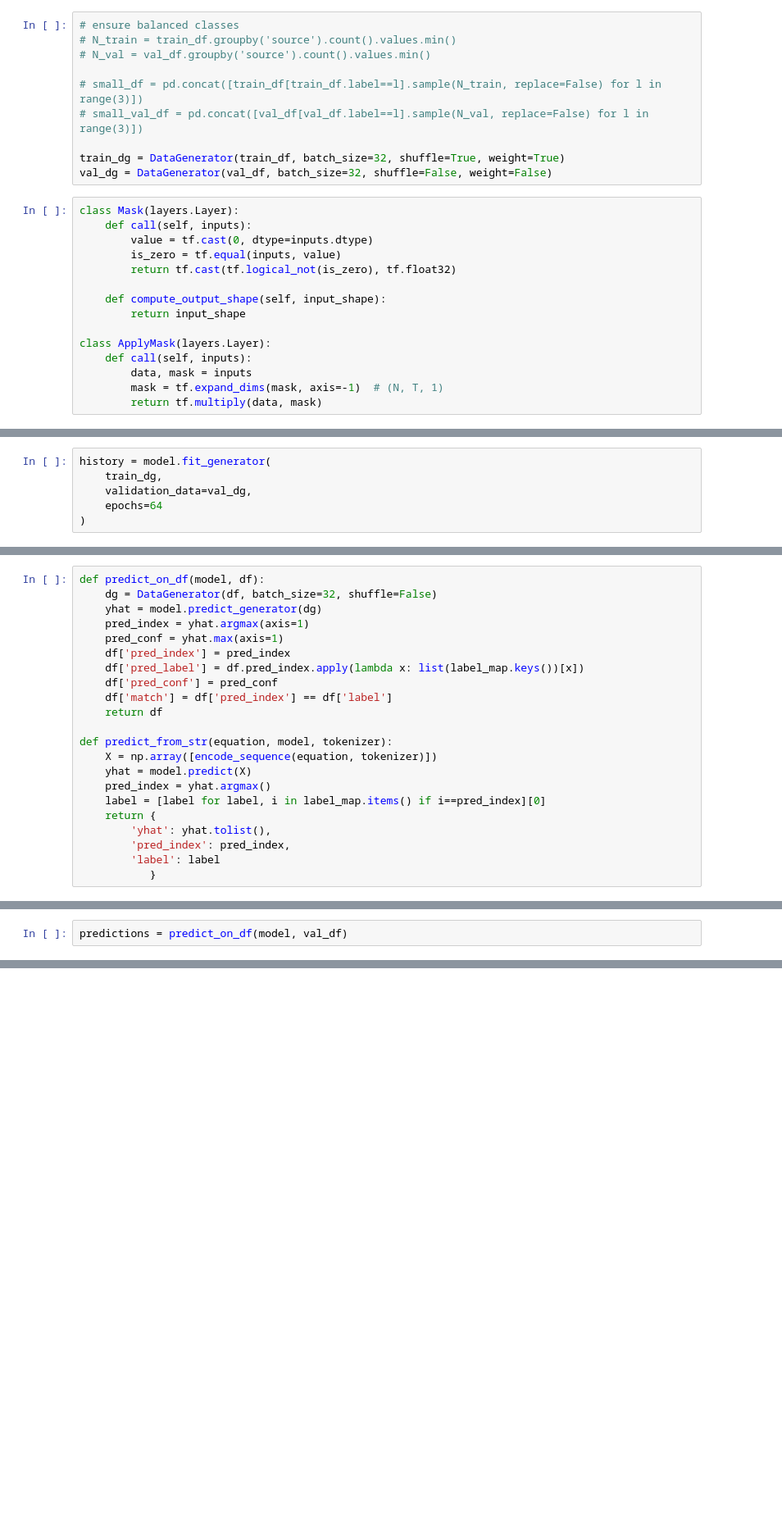
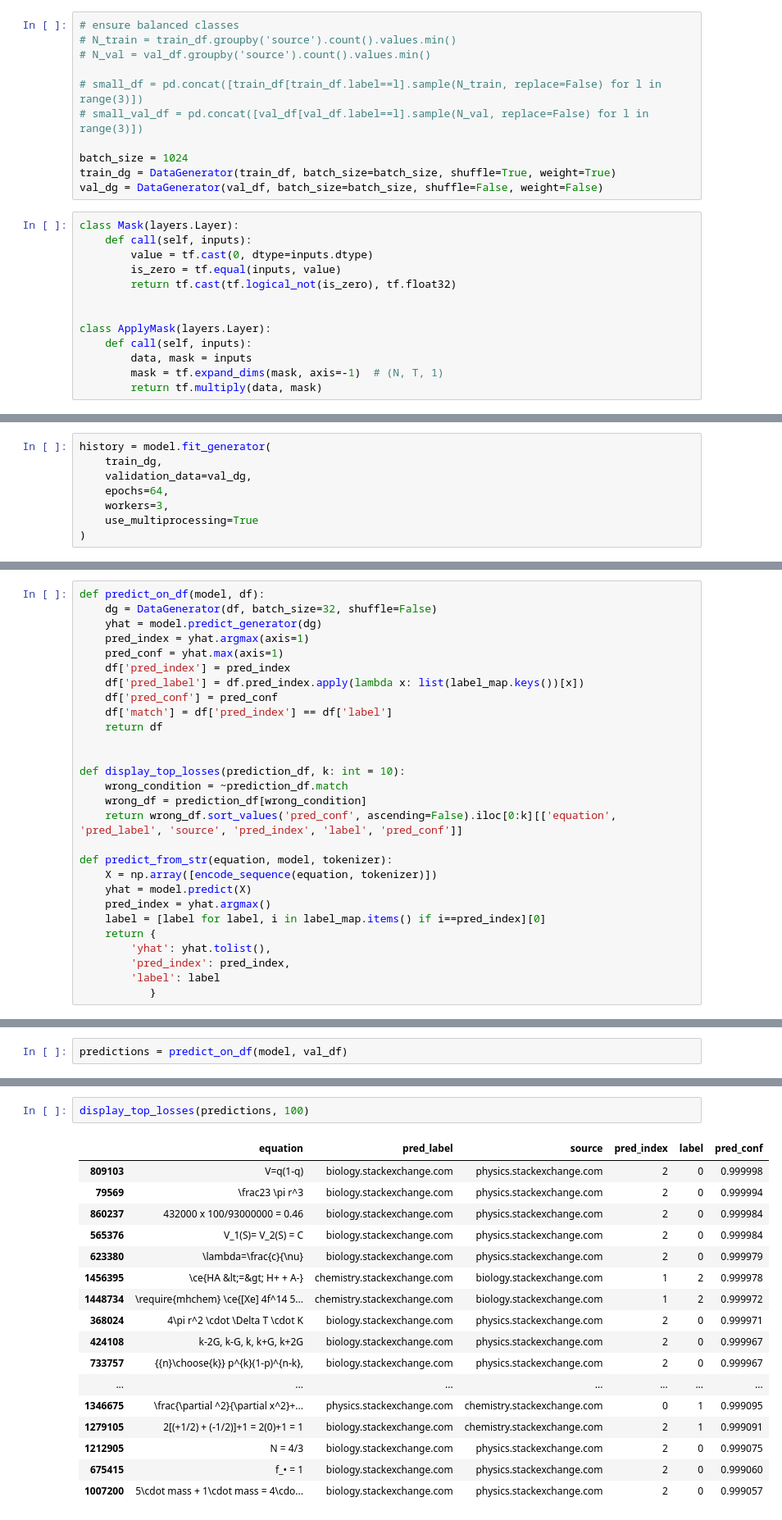
Before and after one commit to gdso-math/math-stack, a Jupyter notebook: notebooks/04_sequence_clf.ipynb, the cells around one changed output, grey strips where cells are left out. Shown: that part at 82% size. Cells and saved outputs as stored; diff of their text form; blank space fills up the shorter version.

Commit message:
train nlp

```diff
--- a/notebooks/04_sequence_clf.ipynb
+++ b/notebooks/04_sequence_clf.ipynb
@@ -145,8 +197,9 @@ class DataGenerator(utils.Sequence):
 # small_df = pd.concat([train_df[train_df.label==l].sample(N_train, replace=False) for l in range(3)])
 # small_val_df = pd.concat([val_df[val_df.label==l].sample(N_val, replace=False) for l in range(3)])
 
-train_dg = DataGenerator(train_df, batch_size=32, shuffle=True, weight=True)
-val_dg = DataGenerator(val_df, batch_size=32, shuffle=False, weight=False)
+batch_size = 1024
+train_dg = DataGenerator(train_df, batch_size=batch_size, shuffle=True, weight=True)
+val_dg = DataGenerator(val_df, batch_size=batch_size, shuffle=False, weight=False)
 # %%
 class Mask(layers.Layer):
     def call(self, inputs):
@@ -154,8 +207,6 @@ class Mask(layers.Layer):
         is_zero = tf.equal(inputs, value)
         return tf.cast(tf.logical_not(is_zero), tf.float32)
 
-    def compute_output_shape(self, input_shape):
-        return input_shape
 
 class ApplyMask(layers.Layer):
     def call(self, inputs):
@@ -193,7 +277,9 @@ print(model.summary())  # check the number of parameters
 history = model.fit_generator(
     train_dg,
     validation_data=val_dg,
-    epochs=64
+    epochs=64,
+    workers=3,
+    use_multiprocessing=True
 )
 # %% [output]
 Epoch 1/64
@@ -292,6 +379,12 @@ def predict_on_df(model, df):
     df['match'] = df['pred_index'] == df['label']
     return df
 
+
+def display_top_losses(prediction_df, k: int = 10):
+    wrong_condition = ~prediction_df.match
+    wrong_df = prediction_df[wrong_condition]
+    return wrong_df.sort_values('pred_conf', ascending=False).iloc[0:k][['equation', 'pred_label', 'source', 'pred_index', 'label', 'pred_conf']]
+
 def predict_from_str(equation, model, tokenizer):
     X = np.array([encode_sequence(equation, tokenizer)])
     yhat = model.predict(X)
@@ -324,0 +418,20 @@ predict_from_str('\frac{-GMm}{R^2}', model, tokenizer)
+# %%
+display_top_losses(predictions, 100)
+# %% [output]
+|  | equation | pred_label | source | pred_index | label | pred_conf |
+| 809103 | V=q(1-q) | biology.stackexchange.com | physics.stackexchange.com | 2 | 0 | 0.999998 |
+| 79569 | \frac23 \pi r^3 | biology.stackexchange.com | physics.stackexchange.com | 2 | 0 | 0.999994 |
+| 860237 | 432000 x 100/93000000 = 0.46 | biology.stackexchange.com | physics.stackexchange.com | 2 | 0 | 0.999984 |
+| 565376 | V_1(S)= V_2(S) = C | biology.stackexchange.com | physics.stackexchange.com | 2 | 0 | 0.999984 |
+| 623380 | \lambda=\frac{c}{\nu} | biology.stackexchange.com | physics.stackexchange.com | 2 | 0 | 0.999979 |
+| 1456395 | \ce{HA &lt;=&gt; H+ + A-} | chemistry.stackexchange.com | biology.stackexchange.com | 1 | 2 | 0.999978 |
+| 1448734 | \require{mhchem} \ce{[Xe] 4f^14 5... | chemistry.stackexchange.com | biology.stackexchange.com | 1 | 2 | 0.999972 |
+| 368024 | 4\pi r^2 \cdot \Delta T \cdot K | biology.stackexchange.com | physics.stackexchange.com | 2 | 0 | 0.999971 |
+| 424108 | k-2G, k-G, k, k+G, k+2G | biology.stackexchange.com | physics.stackexchange.com | 2 | 0 | 0.999967 |
+| 733757 | {{n}\choose{k}} p^{k}(1-p)^{n-k}, | biology.stackexchange.com | physics.stackexchange.com | 2 | 0 | 0.999967 |
+| ... | ... | ... | ... | ... | ... | ... |
+| 1346675 | \frac{\partial ^2}{\partial x^2}+... | physics.stackexchange.com | chemistry.stackexchange.com | 0 | 1 | 0.999095 |
+| 1279105 | 2[(+1/2) + (-1/2)]+1 = 2(0)+1 = 1 | biology.stackexchange.com | chemistry.stackexchange.com | 2 | 1 | 0.999091 |
+| 1212905 | N = 4/3 | biology.stackexchange.com | physics.stackexchange.com | 2 | 0 | 0.999075 |
+| 675415 | f_• = 1 | biology.stackexchange.com | physics.stackexchange.com | 2 | 0 | 0.999060 |
+| 1007200 | 5\cdot mass + 1\cdot mass = 4\cdo... | biology.stackexchange.com | physics.stackexchange.com | 2 | 0 | 0.999057 |
```
Also changed, not shown: parts of 20 cells of this notebook, 2 other files.
